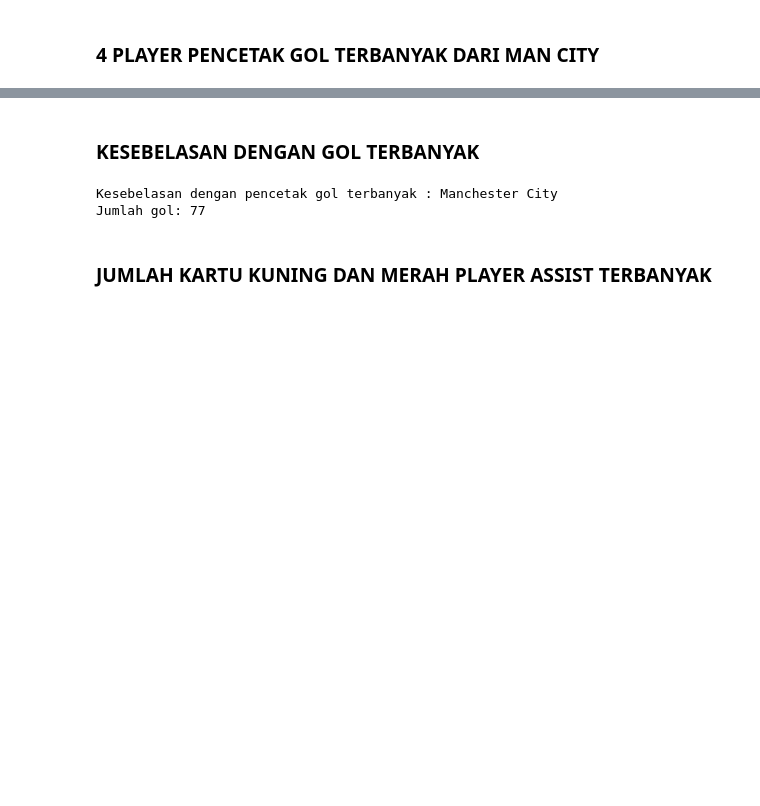
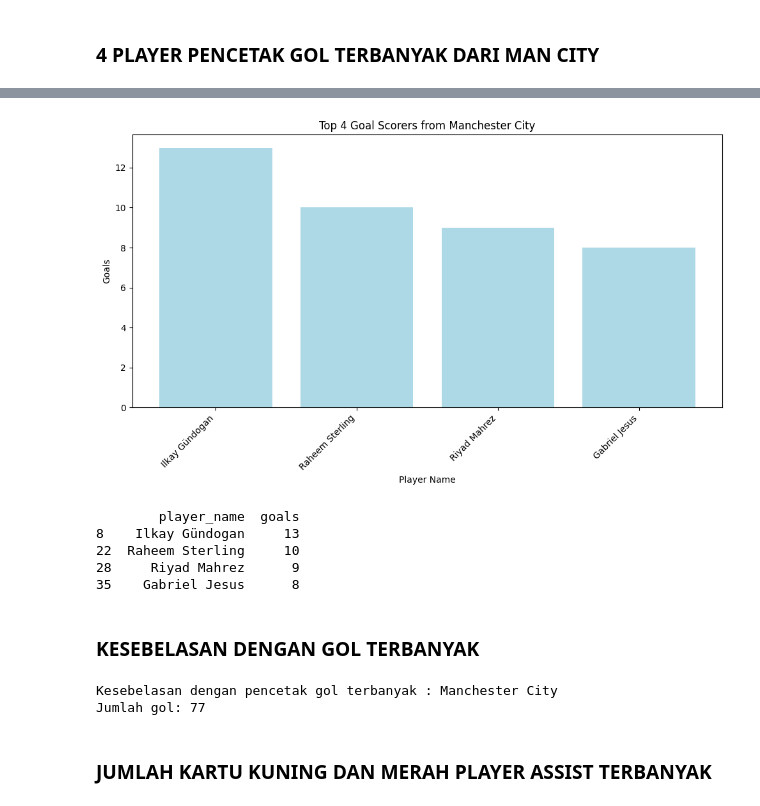
Before and after one commit to suryasanZ/TUGAS_SLO_Surya, a Jupyter notebook: TUGAS_SLO_MUHAMMAD_SURYA_SANJIWANI.ipynb, the cells around one changed output, grey strips where cells are left out. Drawn from its saved outputs; the diff is of its cells as text; code cells hidden in the pictures; blank space fills up the shorter version.

```diff
--- a/TUGAS_SLO_MUHAMMAD_SURYA_SANJIWANI.ipynb
+++ b/TUGAS_SLO_MUHAMMAD_SURYA_SANJIWANI.ipynb
@@ -214,3 +159,25 @@ print(top_4_man_city_scorers[['player_name', 'goals']])
+# %%
+man_city_players = data[data['team_title'] == 'Manchester City']
+
+top_4_man_city_scorers = man_city_players.nlargest(4, 'goals')
+
+plt.figure(figsize=(10, 6))
+plt.bar(top_4_man_city_scorers['player_name'], top_4_man_city_scorers['goals'], color='lightblue')
+plt.xlabel('Player Name')
+plt.ylabel('Goals')
+plt.title('Top 4 Goal Scorers from Manchester City')
+plt.xticks(rotation=45, ha='right')
+plt.tight_layout()
+plt.show()
+
+print(top_4_man_city_scorers[['player_name', 'goals']])
+# %% [output]
+[figure, added]
+        player_name  goals
+8    Ilkay Gündogan     13
+22  Raheem Sterling     10
+28     Riyad Mahrez      9
+35    Gabriel Jesus      8
 # %% [markdown]
 ### **KESEBELASAN DENGAN GOL TERBANYAK**
 # %%
```
Also changed, not shown: parts of 10 cells of this notebook.
